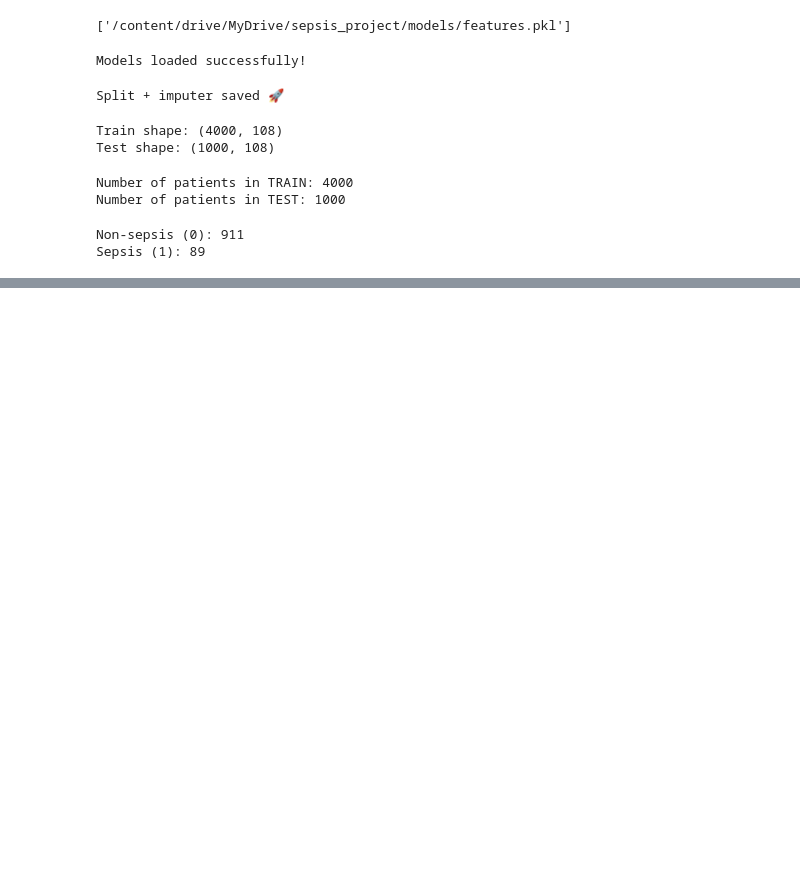
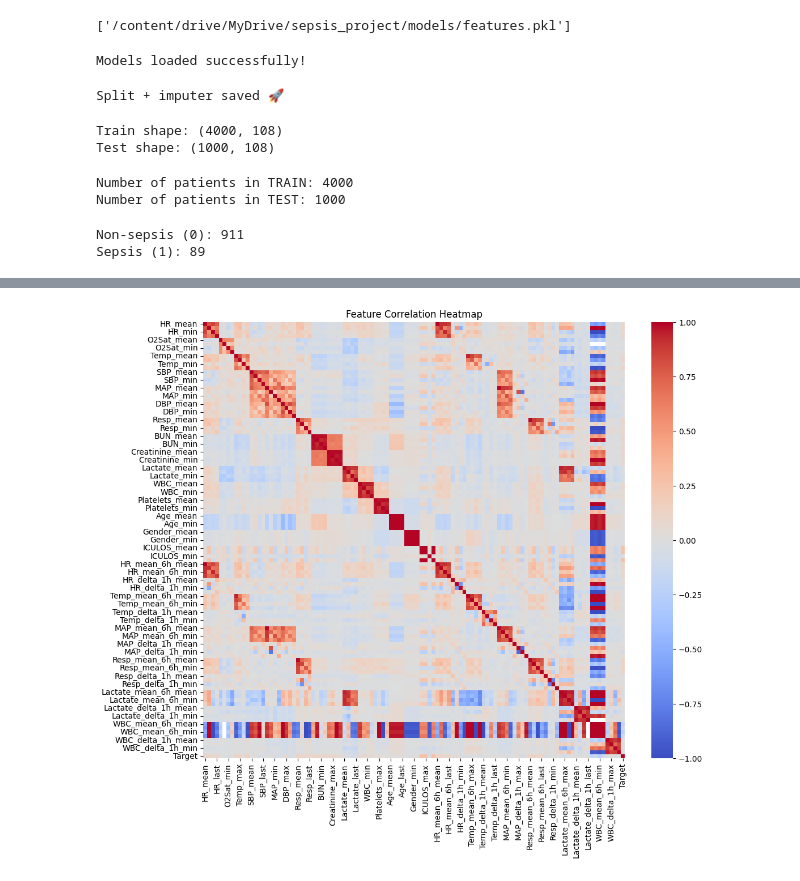
Before and after one commit to suvarnaj3/early_sepsis_prediction, a Jupyter notebook: SMOTE_+_Class_Weights_sepsis.ipynb, the cells around one changed output, grey strips where cells are left out. Saved outputs shown, nothing was run; the diff lists cells and outputs as text; code cells hidden in the pictures; blank space fills up the shorter version.

Commit message:
added Correlation

```diff
--- a/SMOTE_+_Class_Weights_sepsis.ipynb
+++ b/SMOTE_+_Class_Weights_sepsis.ipynb
@@ -493,6 +478,8 @@ imputer = SimpleImputer(strategy="median")
 
 X_train = imputer.fit_transform(X_train)
 X_test = imputer.transform(X_test)
+# %%
+X_train, X_test, y_train, y_test = joblib.load(f"{model_path}/data_split.pkl")
 # %%
 import joblib
 import os
@@ -529,3 +516,29 @@ print("Sepsis (1):", (y_test == 1).sum())
 # %% [output]
 Non-sepsis (0): 911
 Sepsis (1): 89
+# %%
+# 🔁 RELOAD EVERYTHING
+
+from google.colab import drive
+drive.mount('/content/drive')
+
+import joblib
+import pandas as pd
+
+model_path = "/content/drive/MyDrive/sepsis_project/models"
+
+# Load models
+lr = joblib.load(f"{model_path}/logistic_regression.pkl")
+rf = joblib.load(f"{model_path}/random_forest.pkl")
+xgb = joblib.load(f"{model_path}/xgboost.pkl")
+lgbm = joblib.load(f"{model_path}/lightgbm.pkl")
+
+# Load features + data
+features = joblib.load(f"{model_path}/features.pkl")
+final_data = pd.read_pickle("/content/drive/MyDrive/sepsis_project/final_data.pkl")
+
+# Recreate X, y
+X = final_data[features]
+y = final_data["Target"]
+
+print("Everything loaded 🚀")
@@ -531,0 +564,13 @@ Sepsis (1): 89
+# %%
+import seaborn as sns
+import matplotlib.pyplot as plt
+
+# Select columns for correlation heatmap
+cols_for_corr = features + ["Target"]
+
+plt.figure(figsize=(12,10))
+sns.heatmap(final_data[cols_for_corr].corr(), cmap="coolwarm", annot=False)
+plt.title("Feature Correlation Heatmap")
+plt.show()
+# %% [output]
+[figure, added]
```
Also changed, not shown: parts of 7 cells of this notebook.
